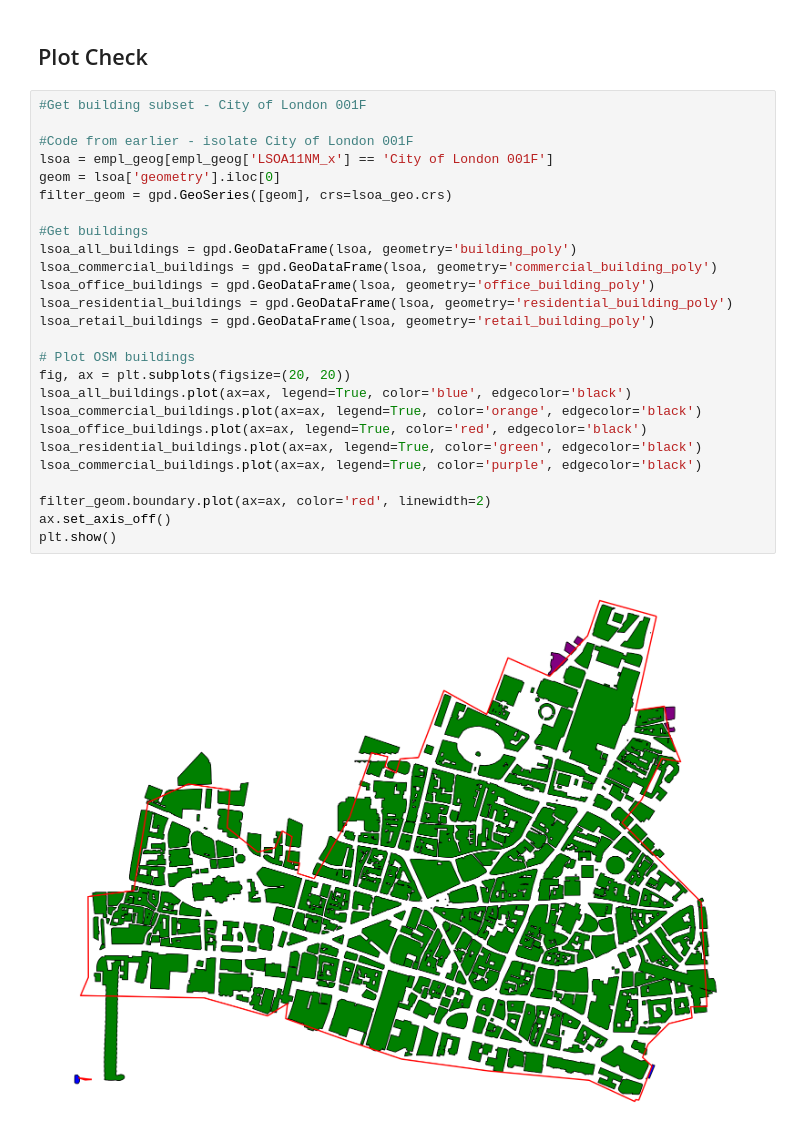
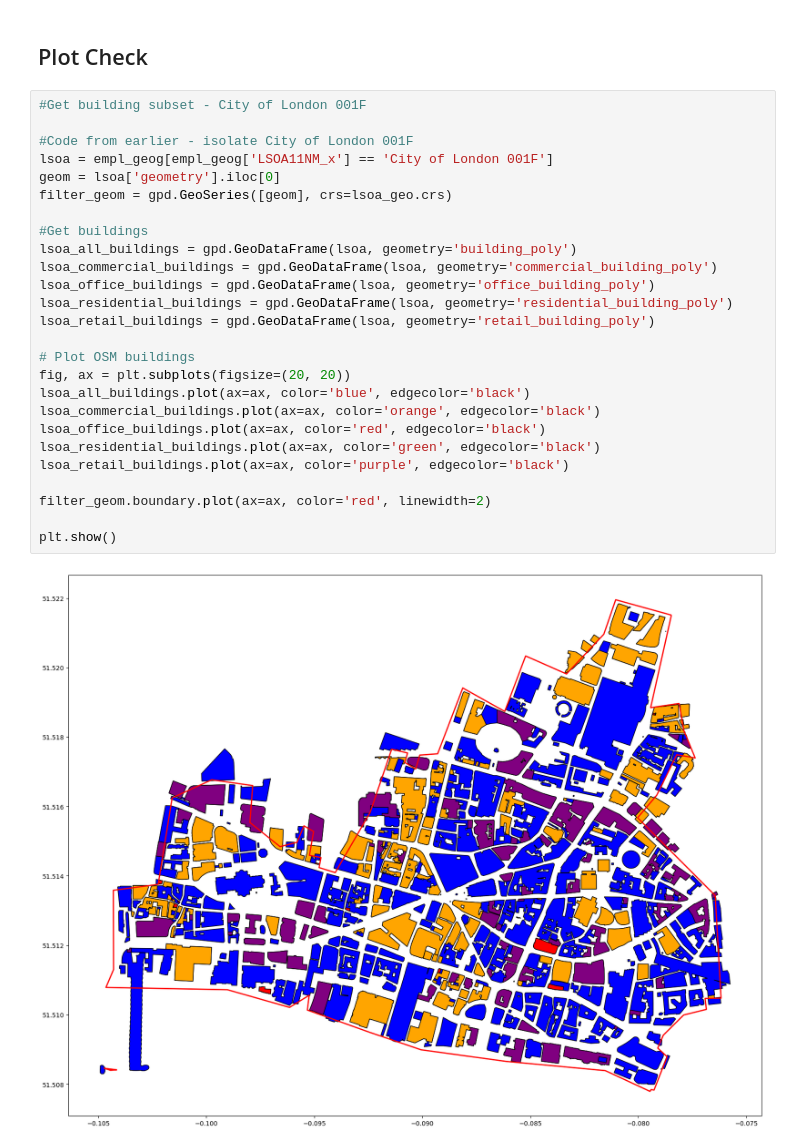
Before and after one commit to grolls23/MScDissertation, a Jupyter notebook: DataCleaning_v2.ipynb, the cells around one changed output. Drawn from its saved outputs; the diff is of its cells as text.

```diff
--- a/DataCleaning_v2.ipynb
+++ b/DataCleaning_v2.ipynb
@@ -391,31 +391,31 @@ empl_geog['place_points'] = empl_geog['place_points'].apply(lambda x: shapely.wk
 # %%
 #Get building subset - City of London 001F
 
 #Code from earlier - isolate City of London 001F
 lsoa = empl_geog[empl_geog['LSOA11NM_x'] == 'City of London 001F']
 geom = lsoa['geometry'].iloc[0]
 filter_geom = gpd.GeoSeries([geom], crs=lsoa_geo.crs)
 
 #Get buildings
 lsoa_all_buildings = gpd.GeoDataFrame(lsoa, geometry='building_poly')
 lsoa_commercial_buildings = gpd.GeoDataFrame(lsoa, geometry='commercial_building_poly')
 lsoa_office_buildings = gpd.GeoDataFrame(lsoa, geometry='office_building_poly')
 lsoa_residential_buildings = gpd.GeoDataFrame(lsoa, geometry='residential_building_poly')
 lsoa_retail_buildings = gpd.GeoDataFrame(lsoa, geometry='retail_building_poly')
 
 # Plot OSM buildings
 fig, ax = plt.subplots(figsize=(20, 20))
-lsoa_all_buildings.plot(ax=ax, legend=True, color='blue', edgecolor='black')
-lsoa_commercial_buildings.plot(ax=ax, legend=True, color='orange', edgecolor='black')
-lsoa_office_buildings.plot(ax=ax, legend=True, color='red', edgecolor='black')
-lsoa_residential_buildings.plot(ax=ax, legend=True, color='green', edgecolor='black')
-lsoa_commercial_buildings.plot(ax=ax, legend=True, color='purple', edgecolor='black')
+lsoa_all_buildings.plot(ax=ax, color='blue', edgecolor='black')
+lsoa_commercial_buildings.plot(ax=ax, color='orange', edgecolor='black')
+lsoa_office_buildings.plot(ax=ax, color='red', edgecolor='black')
+lsoa_residential_buildings.plot(ax=ax, color='green', edgecolor='black')
+lsoa_retail_buildings.plot(ax=ax, color='purple', edgecolor='black')
 
 filter_geom.boundary.plot(ax=ax, color='red', linewidth=2)
-ax.set_axis_off()
+
 plt.show()
 # %% [output]
-[figure, old version]
+[figure, new version]
 # %%
 #Get all London
 
```
Also changed, not shown: parts of 10 cells of this notebook, 12 other files.
